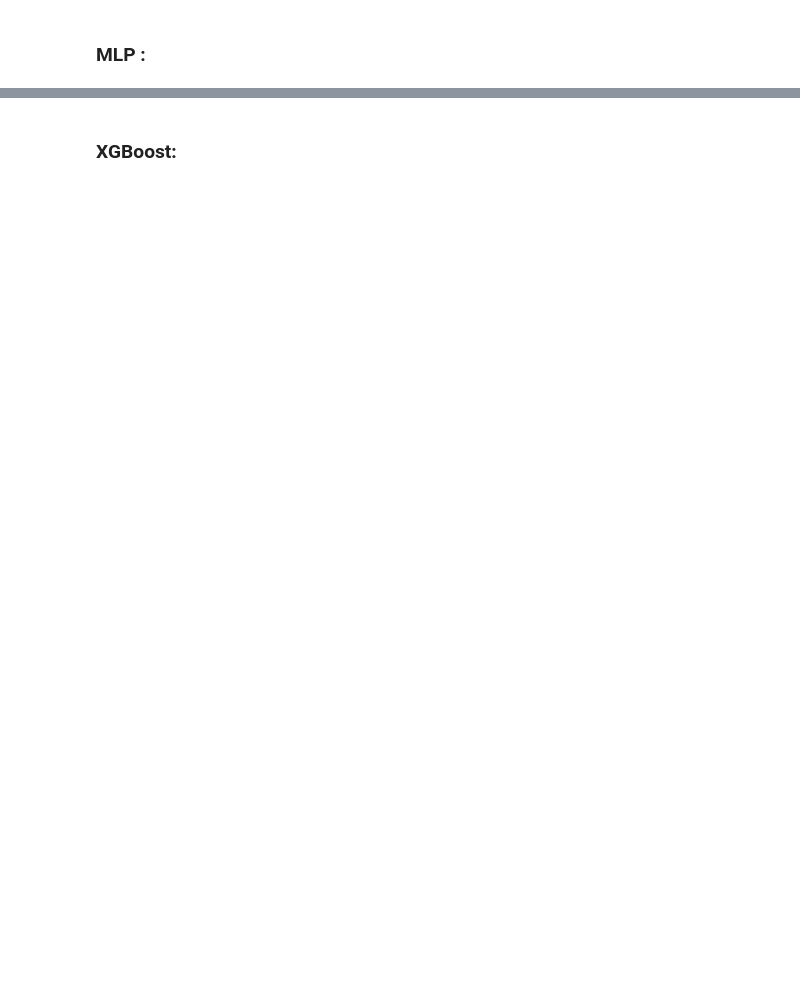
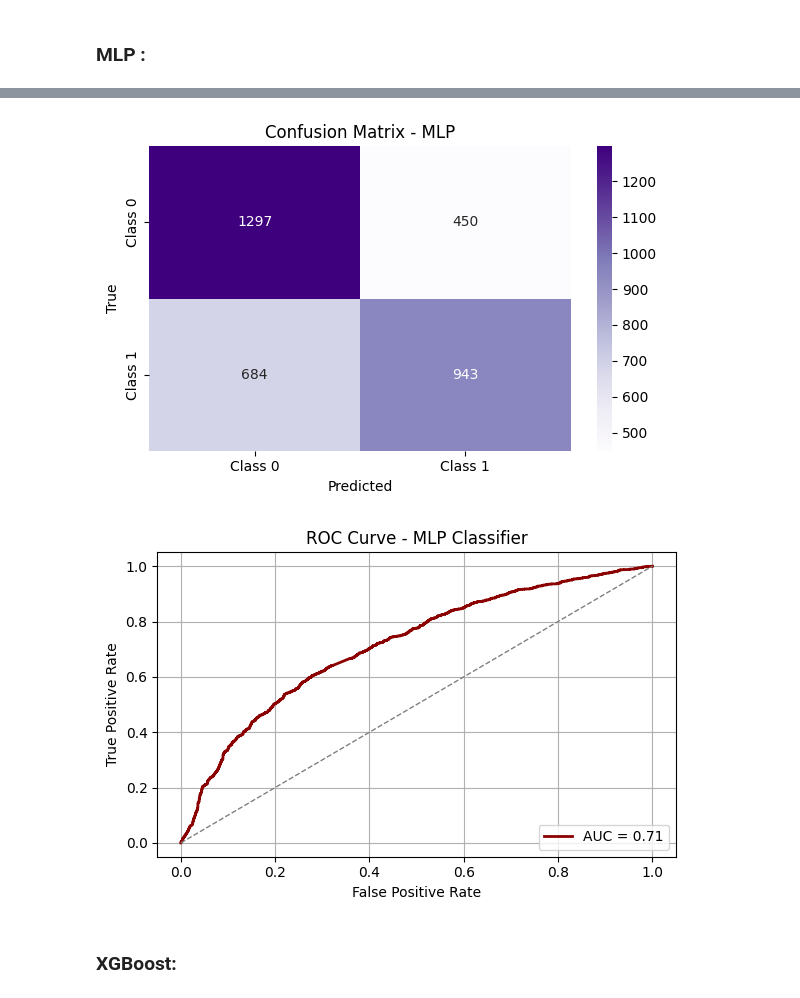
Before and after one commit to k-Refuge/BioInformatics, a Jupyter notebook: article_reimplementation.ipynb, the cells around one changed output, grey strips where cells are left out. Cells and saved outputs as stored; diff of their text form; code cells hidden in the pictures; blank space fills up the shorter version.

```diff
--- a/article_reimplementation.ipynb
+++ b/article_reimplementation.ipynb
@@ -218,2 +353,41 @@ weighted avg       0.66      0.65      0.65      3374
+# %%
+import seaborn as sns
+from sklearn.metrics import roc_curve, auc
+
+# === Confusion Matrix ===
+cm_mlp = confusion_matrix(y_test, y_pred_mlp)
+plt.figure(figsize=(6, 4))
+sns.heatmap(cm_mlp, annot=True, fmt="d", cmap="Purples",
+            xticklabels=["Class 0", "Class 1"],
+            yticklabels=["Class 0", "Class 1"])
+plt.xlabel("Predicted")
+plt.ylabel("True")
+plt.title("Confusion Matrix - MLP")
+plt.tight_layout()
+plt.show()
+
+# === ROC Curve ===
+if y_prob_mlp is not None:
+    labels = np.unique(y_test)
+    pos_label = labels[1]  # Assumes binary classification
+    y_proba_pos = y_prob_mlp[:, list(labels).index(pos_label)]
+    fpr, tpr, _ = roc_curve(y_test, y_proba_pos, pos_label=pos_label)
+    roc_auc = auc(fpr, tpr)
+
+    plt.figure(figsize=(6, 4))
+    plt.plot(fpr, tpr, color="darkred", lw=2, label=f"AUC = {roc_auc:.2f}")
+    plt.plot([0, 1], [0, 1], color="gray", lw=1, linestyle="--")
+    plt.xlabel("False Positive Rate")
+    plt.ylabel("True Positive Rate")
+    plt.title("ROC Curve - MLP Classifier")
+    plt.legend(loc="lower right")
+    plt.grid(True)
+    plt.tight_layout()
+    plt.show()
+else:
+    print("ROC curve not available: model does not support probability estimates.")
+# %% [output]
+[figure, added]
+[figure, added]
 # %% [markdown]
 ### XGBoost:
```
Also changed, not shown: parts of 4 cells of this notebook.
